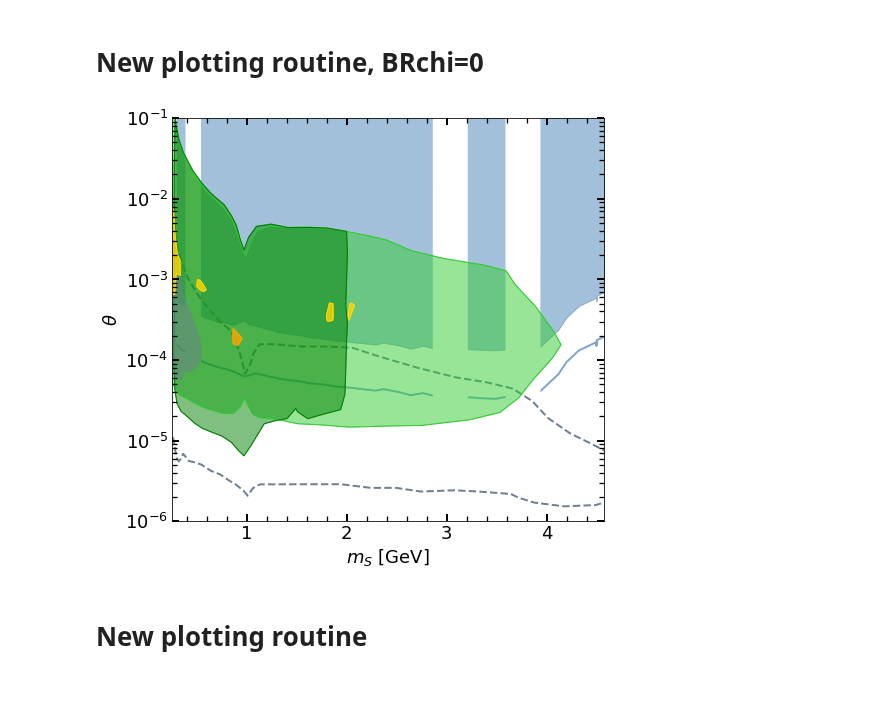
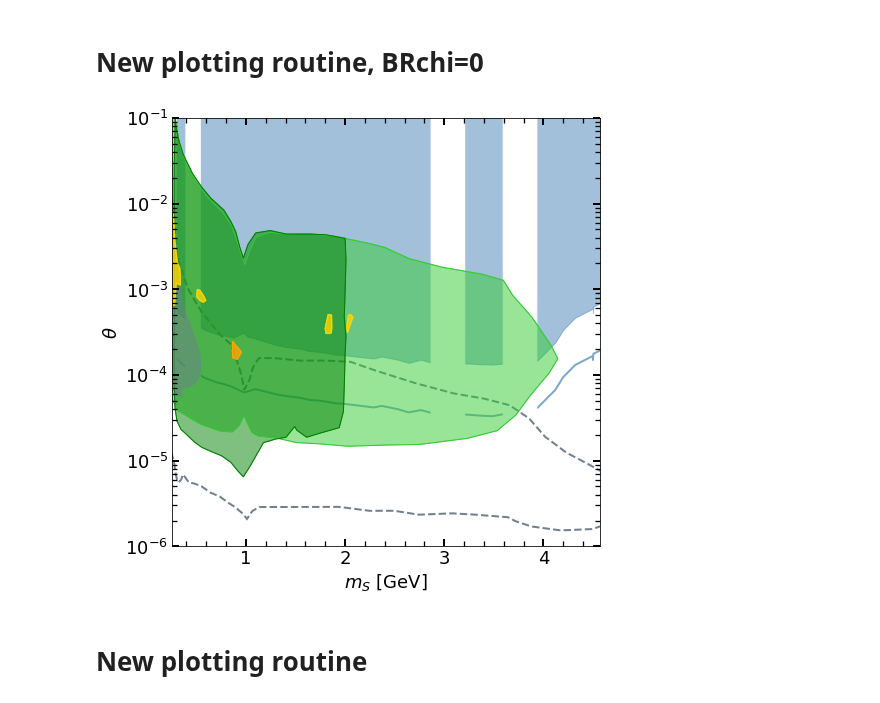
Before and after one commit to anasthesia/B-K, a Jupyter notebook: Combined_bounds.ipynb, the cells around one changed output. Saved outputs shown, nothing was run; the diff lists cells and outputs as text; code cells hidden in the pictures.

```diff
--- a/Combined_bounds.ipynb
+++ b/Combined_bounds.ipynb
@@ -217,9 +217,9 @@ results/LHCB/4-0-m-alpha_exclusion_DBR0.98_Bplus-Kplus.dat
 # %% [markdown]
 # New plotting routine, BRchi=0
 # %%
-fig=plt.figure(figsize=(10, 7))
+fig=plt.figure(figsize=(7, 7))
 ax  = fig.add_subplot(111)
-ax.set_position([0.1,0.1,0.6,0.8])
+ax.set_position([0.1,0.1,0.85,0.85])
 
 
 babarFolder="results/BaBar/"
@@ -295,34 +295,34 @@ plotGen("results/BBN_bounds.dat","line", "magenta",1)
 ax.set_xlabel('$m_S$ [GeV]')
 ax.set_ylabel('$\\theta$')
 
 #ax.set_xscale("log")
 ax.set_yscale("log")
 
 
 #patchBaBarmu = mpatches.Patch(color=mucolor, label='BaBar $\\mu \\mu$')
 #patchBaBarpi = mpatches.Patch(color=picolor, label='BaBar $\\pi \\pi$')
 
 '''
 Legend=plt.legend(handles=[patchLHCB,patchBaBarmu, patchBaBarpi, patchBelleII],loc='lower left',\
            bbox_to_anchor=(0.65, 0.71, 0.5, 2))
 plt.gca().add_artist(Legend)
 '''
 
 
 #ax.legend(handles=[patch0,patch1,patch2,patch3,patch4],loc='lower left',\
 #           bbox_to_anchor=(1, 0.3, 0.5, 1),title="LHCB BR(dark)=")
 xticks=np.arange(0.2,4.7,0.2)
 fifthticks=np.arange(0.2,4.7,0.5)
 ax.set_xticks(xticks, minor="True")
 ax.tick_params(axis='both',which='major',direction='in',length=7,width=2,right="True", top="True")
 ax.tick_params(axis='both',which='minor',direction='in',length=5,width=1.3, right="True", top="True")
 
 ax.set_xlim( (0.25, 4.57))
 ax.set_ylim((1*10**(-6),1*10**(-1)))
 
 fig.savefig('./results/m-alpha_combined_BR0_nonlog-3events.png')
 # %% [output]
-[figure, old version]
+[figure, new version]
 # %% [markdown]
 # New plotting routine
 # %%
```
